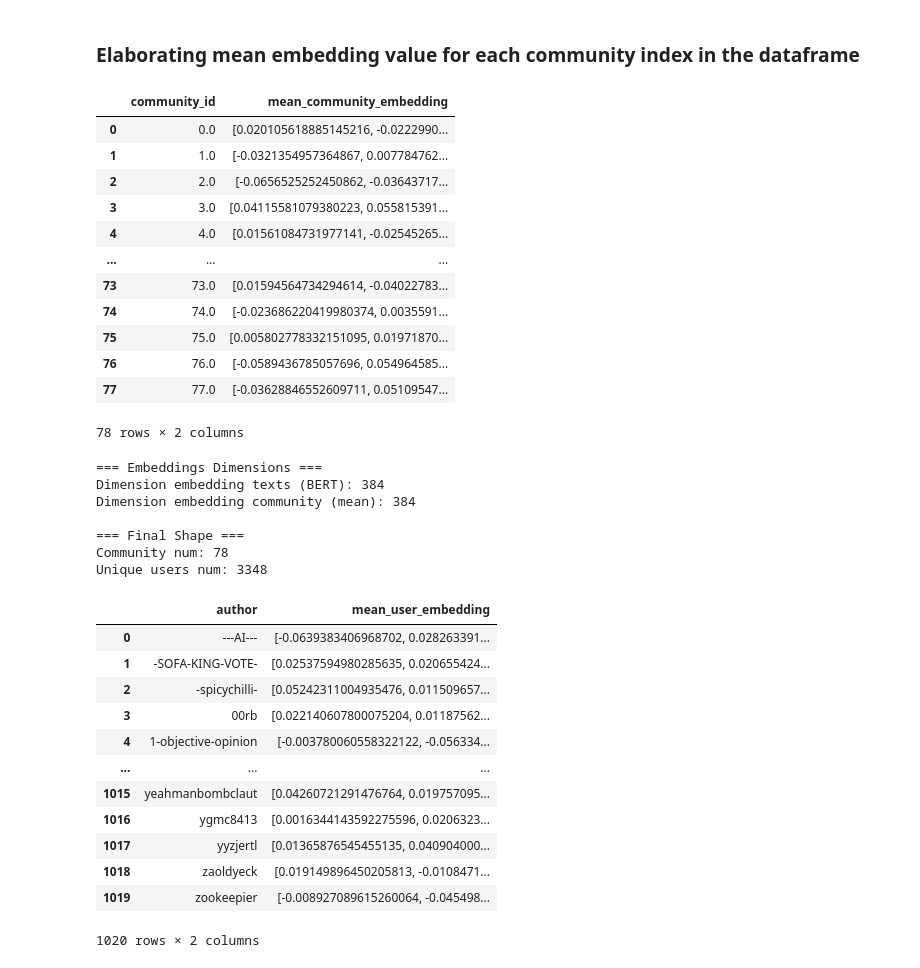
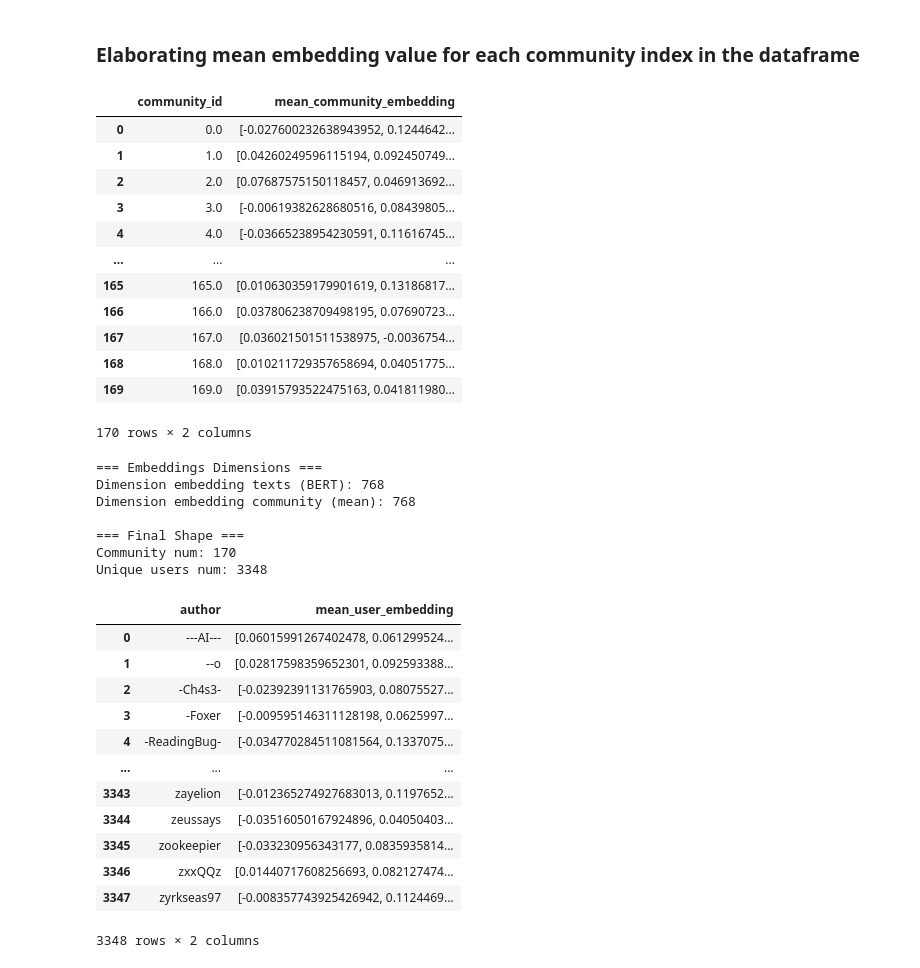
Before and after one commit to alfoCaiazza/Analysa, a Jupyter notebook: src/nlp/topic_modeling/global_community_topic.ipynb, the cells around one changed output. Cells and saved outputs as stored; diff of their text form; code cells hidden in the pictures.

```diff
--- a/src/nlp/topic_modeling/global_community_topic.ipynb
+++ b/src/nlp/topic_modeling/global_community_topic.ipynb
@@ -28,14 +31,33 @@ device = torch.device("cuda" if torch.cuda.is_available() else "cpu")
 print(f"Using device : {device}")
 
 # Instantiating model embedding
-embedding_model = SentenceTransformer('all-MiniLM-L6-v2')
+embedding_model = SentenceTransformer('all-mpnet-base-v2')
 embedding_model.to(device)
+
+# Instantiating CountVectorizer (bag-of-words) to upgrade pre-procerssing
+vectorizer_model = CountVectorizer(
+    stop_words='english',
+    min_df=1, # min number of a word occurance - rare words
+    max_df=0.9 # max percentage of occurance - word likely stopword
+)
+
+# customizing HDBSCAN clustering model
+hdbscan_model = HDBSCAN(min_cluster_size=10, min_samples=3, cluster_selection_epsilon=0.2, prediction_data=True)
+
+# Instantiating a representation model to customize topic labels
+representation_model = KeyBERTInspired()
 
 # Removing empty texts
 merged_df['clean_text'] = merged_df['clean_text'].fillna('').astype(str)
 merged_df = merged_df[merged_df['clean_text'].str.strip() != ''].reset_index(drop=True)
 
-topic_model = BERTopic(embedding_model=embedding_model)
+topic_model = BERTopic(
+    embedding_model=embedding_model,
+    vectorizer_model=vectorizer_model,
+    hdbscan_model=hdbscan_model,
+    representation_model=representation_model
+)
+
 topics, probs = topic_model.fit_transform(merged_df['clean_text'].astype(str))
 # %% [output]
 Using device : cuda
@@ -68,18 +140,18 @@ community_embeddings['mean_community_embedding'] = normalize(np.stack(community_
 community_embeddings
 # %% [output]
 |  | community_id | mean_community_embedding |
-| 0 | 0.0 | [0.020105618885145216, -0.0222990... |
-| 1 | 1.0 | [-0.0321354957364867, 0.007784762... |
-| 2 | 2.0 | [-0.0656525252450862, -0.03643717... |
-| 3 | 3.0 | [0.04115581079380223, 0.055815391... |
-| 4 | 4.0 | [0.01561084731977141, -0.02545265... |
+| 0 | 0.0 | [-0.027600232638943952, 0.1244642... |
+| 1 | 1.0 | [0.04260249596115194, 0.092450749... |
+| 2 | 2.0 | [0.07687575150118457, 0.046913692... |
+| 3 | 3.0 | [-0.00619382628680516, 0.08439805... |
+| 4 | 4.0 | [-0.03665238954230591, 0.11616745... |
 | ... | ... | ... |
-| 73 | 73.0 | [0.01594564734294614, -0.04022783... |
-| 74 | 74.0 | [-0.023686220419980374, 0.0035591... |
-| 75 | 75.0 | [0.005802778332151095, 0.01971870... |
-| 76 | 76.0 | [-0.0589436785057696, 0.054964585... |
-| 77 | 77.0 | [-0.03628846552609711, 0.05109547... |
+| 165 | 165.0 | [0.010630359179901619, 0.13186817... |
+| 166 | 166.0 | [0.037806238709498195, 0.07690723... |
+| 167 | 167.0 | [0.036021501511538975, -0.0036754... |
+| 168 | 168.0 | [0.010211729357658694, 0.04051775... |
+| 169 | 169.0 | [0.03915793522475163, 0.041811980... |
-78 rows × 2 columns
+170 rows × 2 columns
 # %%
 print("=== Embeddings Dimensions ===")
 print("Dimension embedding texts (BERT):", len(merged_df['embedding'].iloc[0]))
@@ -90,38 +162,36 @@ print("Community num:", len(community_embeddings))
 print("Unique users num:", merged_df['author'].nunique())
 # %% [output]
 === Embeddings Dimensions ===
-Dimension embedding texts (BERT): 384
-Dimension embedding community (mean): 384
+Dimension embedding texts (BERT): 768
+Dimension embedding community (mean): 768
 
 === Final Shape ===
-Community num: 78
+Community num: 170
 Unique users num: 3348
 # %%
-merged_df = merged_df.loc[merged_df['is_hub'] | merged_df['is_bridge']]
-
 user_embeddings = (
     merged_df.groupby('author')['embedding']
     .apply(lambda x: np.mean(np.stack(x), axis=0))
     .reset_index(name='mean_user_embedding')
 )
 
 # Normalizing embedding value range
 user_embeddings['mean_user_embedding'] = normalize(np.stack(user_embeddings['mean_user_embedding']), axis=1).tolist()
 user_embeddings
 # %% [output]
 |  | author | mean_user_embedding |
-| 0 | ---AI--- | [-0.0639383406968702, 0.028263391... |
-| 1 | -SOFA-KING-VOTE- | [0.02537594980285635, 0.020655424... |
-| 2 | -spicychilli- | [0.05242311004935476, 0.011509657... |
-| 3 | 00rb | [0.022140607800075204, 0.01187562... |
-| 4 | 1-objective-opinion | [-0.003780060558322122, -0.056334... |
+| 0 | ---AI--- | [0.06015991267402478, 0.061299524... |
+| 1 | --o | [0.02817598359652301, 0.092593388... |
+| 2 | -Ch4s3- | [-0.02392391131765903, 0.08075527... |
+| 3 | -Foxer | [-0.009595146311128198, 0.0625997... |
+| 4 | -ReadingBug- | [-0.034770284511081564, 0.1337075... |
 | ... | ... | ... |
-| 1015 | yeahmanbombclaut | [0.04260721291476764, 0.019757095... |
-| 1016 | ygmc8413 | [0.0016344143592275596, 0.0206323... |
-| 1017 | yyzjertl | [0.01365876545455135, 0.040904000... |
-| 1018 | zaoldyeck | [0.019149896450205813, -0.0108471... |
-| 1019 | zookeepier | [-0.008927089615260064, -0.045498... |
+| 3343 | zayelion | [-0.012365274927683013, 0.1197652... |
+| 3344 | zeussays | [-0.03516050167924896, 0.04050403... |
+| 3345 | zookeepier | [-0.033230956343177, 0.0835935814... |
+| 3346 | zxxQQz | [0.01440717608256693, 0.082127474... |
+| 3347 | zyrkseas97 | [-0.008357743925426942, 0.1124469... |
-1020 rows × 2 columns
+3348 rows × 2 columns
 # %%
 print("=== User Embeddings Dimensions ===")
 print("Dimension embedding texts (BERT):", len(merged_df['embedding'].iloc[0]))
```
Also changed, not shown: parts of 7 cells of this notebook.
